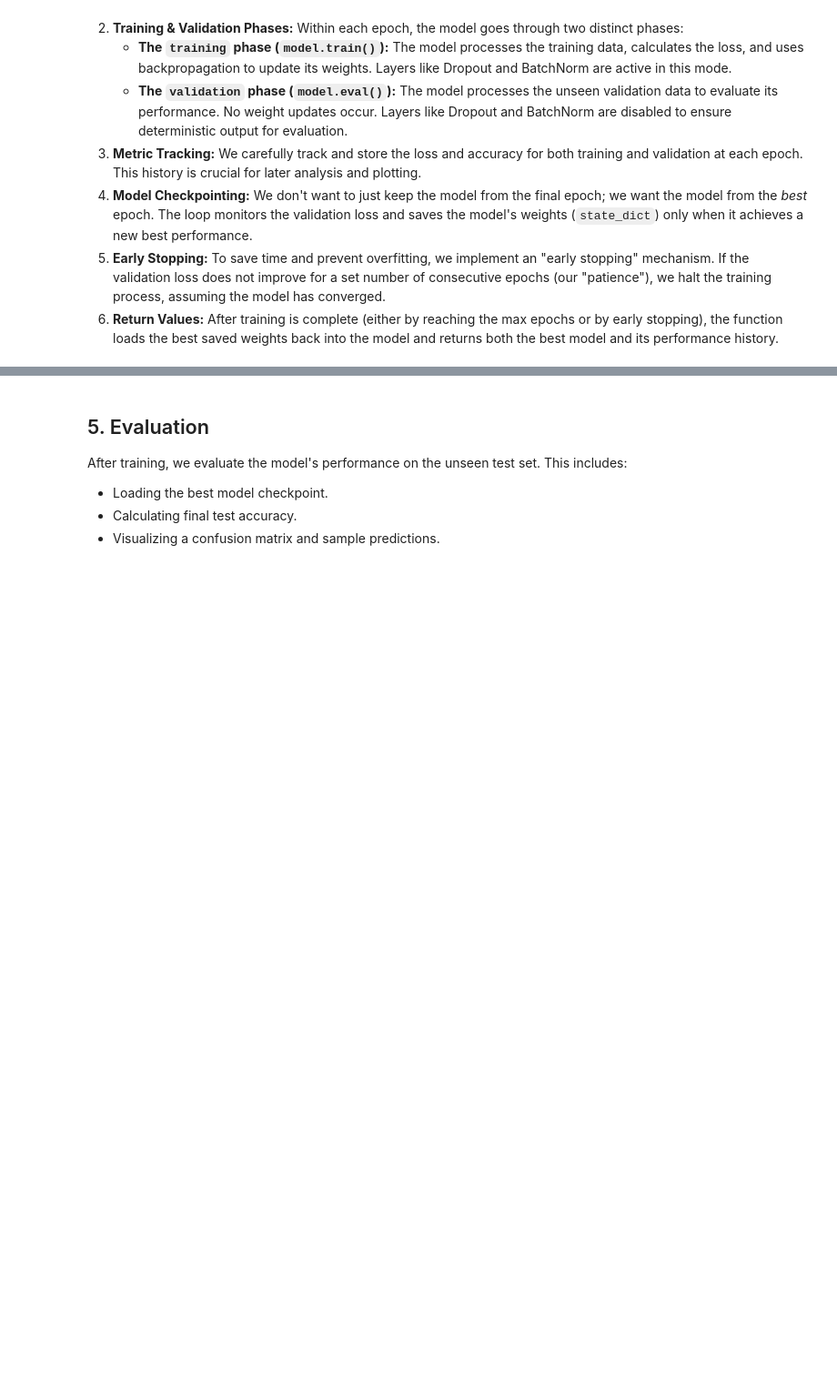
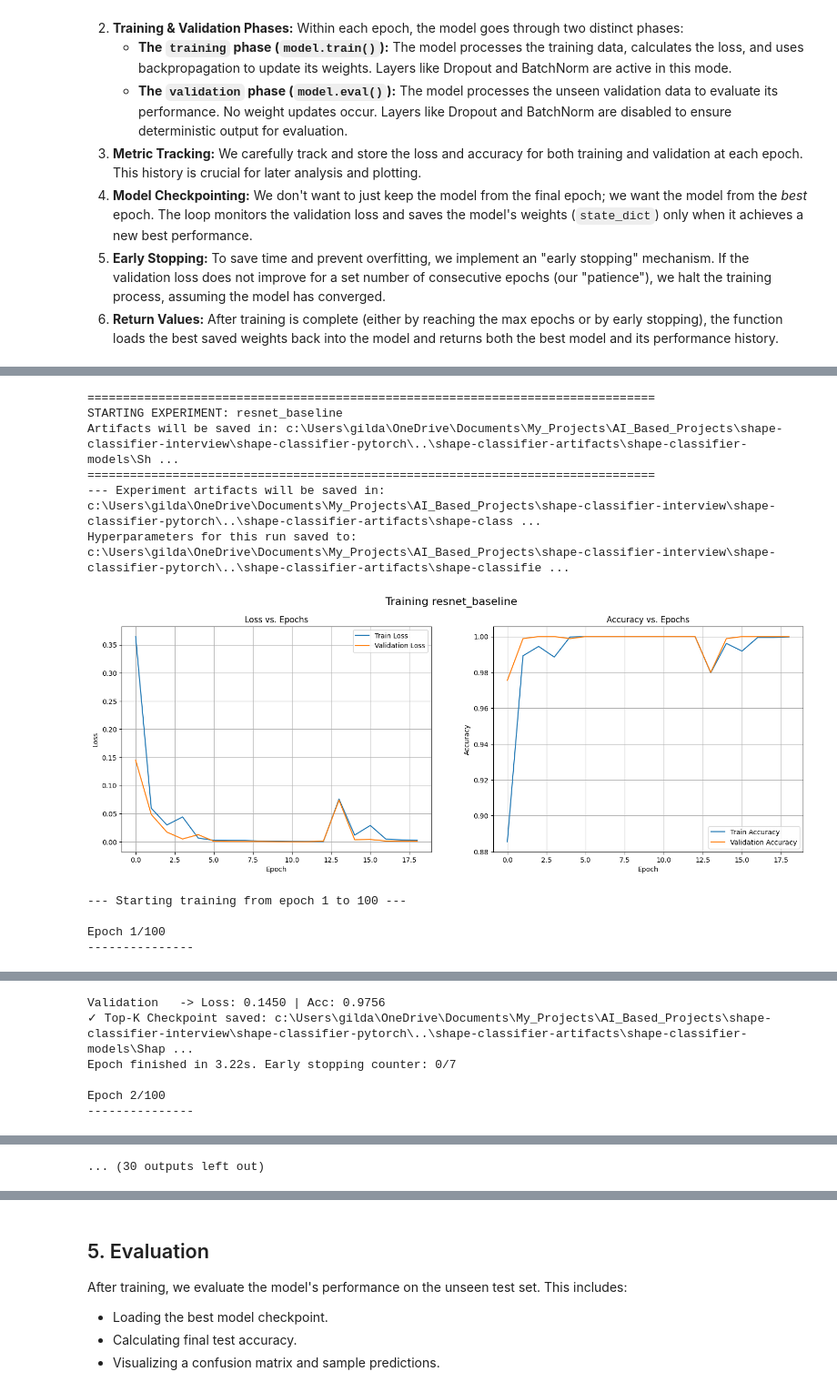
Before and after one commit to gildasZ/shape-classifier-pytorch, a Jupyter notebook: ShapeClassifier/Shape_Classifier.ipynb, the cells around one changed output, grey strips where cells are left out. Shown at 91% size. Drawn from its saved outputs; the diff is of its cells as text; code cells hidden in the pictures; blank space fills up the shorter version.

```diff
--- a/ShapeClassifier/Shape_Classifier.ipynb
+++ b/ShapeClassifier/Shape_Classifier.ipynb
@@ -1413,0 +1442,72 @@ Train        -> Loss: 0.0213 | Acc: 0.9933
+# %%
+# ===================================================================
+# 4.3.2.1. Run 1: Baseline Training for SimpleResNet
+# ===================================================================
+
+# --- 1. Define Hyperparameters ---
+hyperparams_resnet_run_01 = {
+    'model_name': 'resnet_baseline',
+    'learning_rate': 0.001,
+    'batch_size': BATCH_SIZE,
+    'num_epochs': 100,
+    'patience': 7,
+    'optimizer': 'Adam',
+    'scheduler': 'ReduceLROnPlateau',
+    'model_architecture': 'SimpleResNet',
+    'notes': 'Baseline training for ResNet architecture.'
+}
+
+# --- 2. Instantiate a fresh model ---
+resnet_model_run_01 = SimpleResNet(num_classes=NUM_CLASSES).to(DEVICE)
+
+# --- 3. Create the unique experiment directory ---
+timestamp = datetime.now().strftime("%Y%m%d_%H%M%S")
+experiment_dir_resnet_run_01 = os.path.join(
+    MODEL_CHECKPOINT_DIR,
+    f"{hyperparams_resnet_run_01['model_name']}_{timestamp}"
+)
+
+# --- 4. Execute the training run ---
+print("\n" + "="*80)
+print(f"STARTING EXPERIMENT: {hyperparams_resnet_run_01['model_name']}")
+print(f"Artifacts will be saved in: {experiment_dir_resnet_run_01}")
+print("="*80)
+
+best_resnet_model, resnet_history = train_model(
+    model=resnet_model_run_01,
+    model_name=hyperparams_resnet_run_01['model_name'],
+    hyperparams=hyperparams_resnet_run_01,
+    dataloaders=dataloaders,
+    criterion=criterion,
+    learning_rate=hyperparams_resnet_run_01['learning_rate'],
+    num_epochs=hyperparams_resnet_run_01['num_epochs'],
+    checkpoint_dir=experiment_dir_resnet_run_01,
+    patience=hyperparams_resnet_run_01['patience']
+)
+
+# --- 5. Do NOT store results in memory ---
+# The train_model function has saved all necessary artifacts (best model, history, config)
+# to the unique experiment directory on disk. We will load them from there for evaluation.
+print("\nResults for this run have been saved to disk.")
+print("Not retaining model or history in notebook memory.")
+
+# --- 6. Final cleanup ---
+# Explicitly delete all large objects from this run to free memory.
+del hyperparams_resnet_run_01
+del best_resnet_model
+del resnet_history
+del resnet_model_run_01
+clear_gpu_cache()
+gc.collect()
+# %% [output]
+================================================================================
+STARTING EXPERIMENT: resnet_baseline
+Artifacts will be saved in: c:\Users\gilda\OneDrive\Documents\My_Projects\AI_Based_Projects\shape-classifier-interview\shape-classifier-pytorch\..\shape-classifier-artifacts\shape-classifier-models\Sh ...
+================================================================================
+--- Experiment artifacts will be saved in: c:\Users\gilda\OneDrive\Documents\My_Projects\AI_Based_Projects\shape-classifier-interview\shape-classifier-pytorch\..\shape-classifier-artifacts\shape-class ...
+Hyperparameters for this run saved to: c:\Users\gilda\OneDrive\Documents\My_Projects\AI_Based_Projects\shape-classifier-interview\shape-classifier-pytorch\..\shape-classifier-artifacts\shape-classifie ...
+[figure, added]
+--- Starting training from epoch 1 to 100 ---
+
+Epoch 1/100
+---------------
@@ -1413,0 +1515,6 @@ Train        -> Loss: 0.0213 | Acc: 0.9933
+Validation   -> Loss: 0.1450 | Acc: 0.9756
+✓ Top-K Checkpoint saved: c:\Users\gilda\OneDrive\Documents\My_Projects\AI_Based_Projects\shape-classifier-interview\shape-classifier-pytorch\..\shape-classifier-artifacts\shape-classifier-models\Shap ...
+Epoch finished in 3.22s. Early stopping counter: 0/7
+
+Epoch 2/100
+---------------
@@ -1413,0 +1544 @@ Train        -> Loss: 0.0213 | Acc: 0.9933
+... (30 outputs left out)
```
Also changed, not shown: parts of 13 cells of this notebook.
